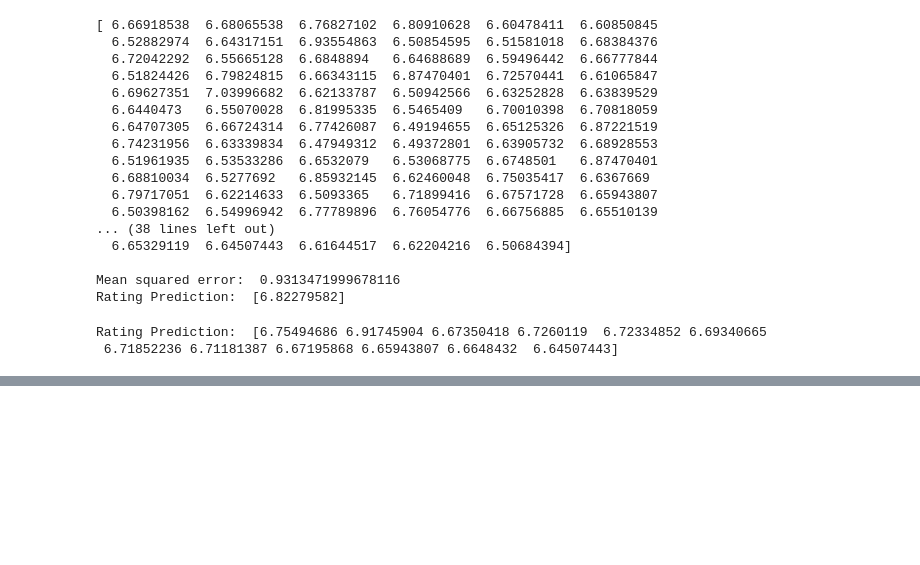
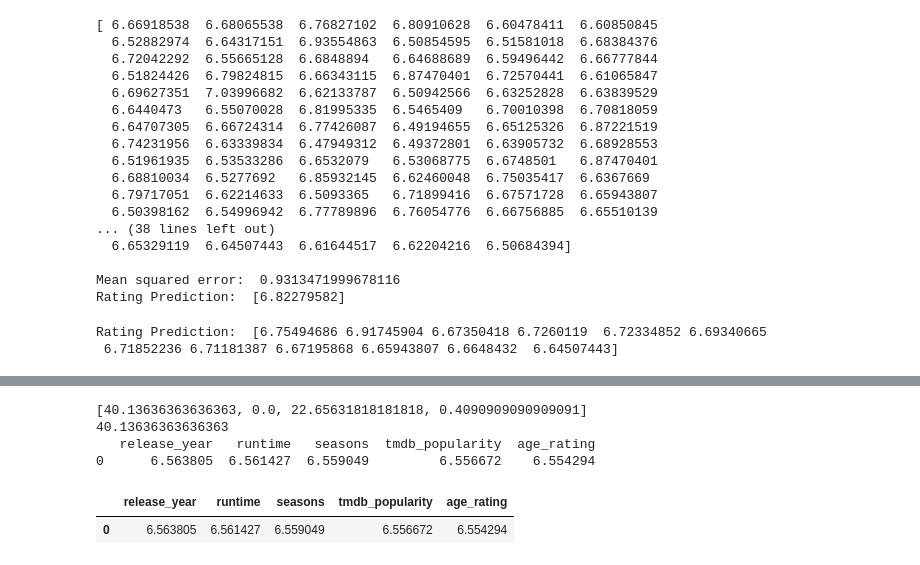
Before and after one commit to emchege/MIS546_Group_Project, a Jupyter notebook: disney+.ipynb, the cells around one changed output, grey strips where cells are left out. Drawn from its saved outputs; the diff is of its cells as text; code cells hidden in the pictures; blank space fills up the shorter version.

```diff
--- a/disney+.ipynb
+++ b/disney+.ipynb
@@ -351,0 +373,41 @@ Rating Prediction:  [6.82279582]
+# %%
+#get the average age rating, season, runtime, and popularity
+def mean_stats(df):
+    di_age = df.age_rating.mean()
+    di_pop = df.tmdb_popularity.mean()
+    di_seas = df.seasons.mean()
+    di_run = df.runtime.mean()
+    di_list = [di_run, di_seas, di_pop, di_age]
+    return di_list
+
+director2 = merged.loc[merged['director'] == 'Wilfred Jackson']
+X = mean_stats(director2)
+
+print(X)
+print(X[0])
+years = pd.DataFrame({'release_year': [2021, 2022, 2023, 2024, 2025],
+                      'runtime': [X[0], X[0],X[0], X[0],X[0]],
+                      'seasons': [X[1], X[1],X[1], X[1],X[1]],
+                      'tmdb_popularity': [round(X[2]), round(X[2]),round(X[2]), round(X[2]),round(X[2])],
+                      'age_rating': [round(X[3]), round(X[3]),round(X[3]),round(X[3]),round(X[3])],
+                      })
+
+years.head()
+
+mlr_pred2 = regr.predict(years)
+
+five_year = pd.DataFrame(columns =['release_year','runtime','seasons','tmdb_popularity','age_rating'] )
+new_row = np.array(mlr_pred2)
+five_year.loc[len(five_year)] = new_row
+
+print(five_year)
+# %% [output]
+[40.13636363636363, 0.0, 22.65631818181818, 0.4090909090909091]
+40.13636363636363
+   release_year   runtime   seasons  tmdb_popularity  age_rating
+0      6.563805  6.561427  6.559049         6.556672    6.554294
+# %%
+five_year
+# %% [output]
+|  | release_year | runtime | seasons | tmdb_popularity | age_rating |
+| 0 | 6.563805 | 6.561427 | 6.559049 | 6.556672 | 6.554294 |
```
Also changed, not shown: parts of 3 cells of this notebook.
